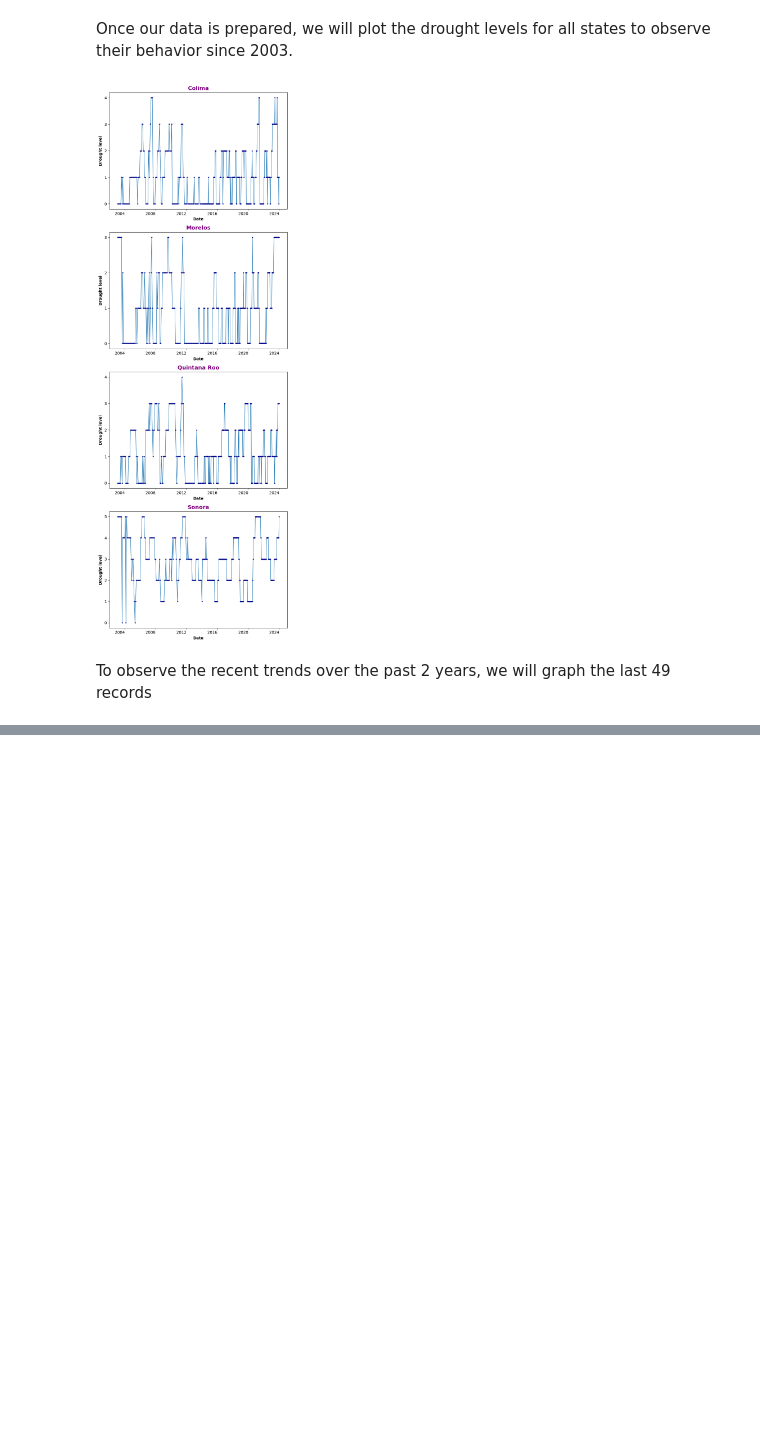
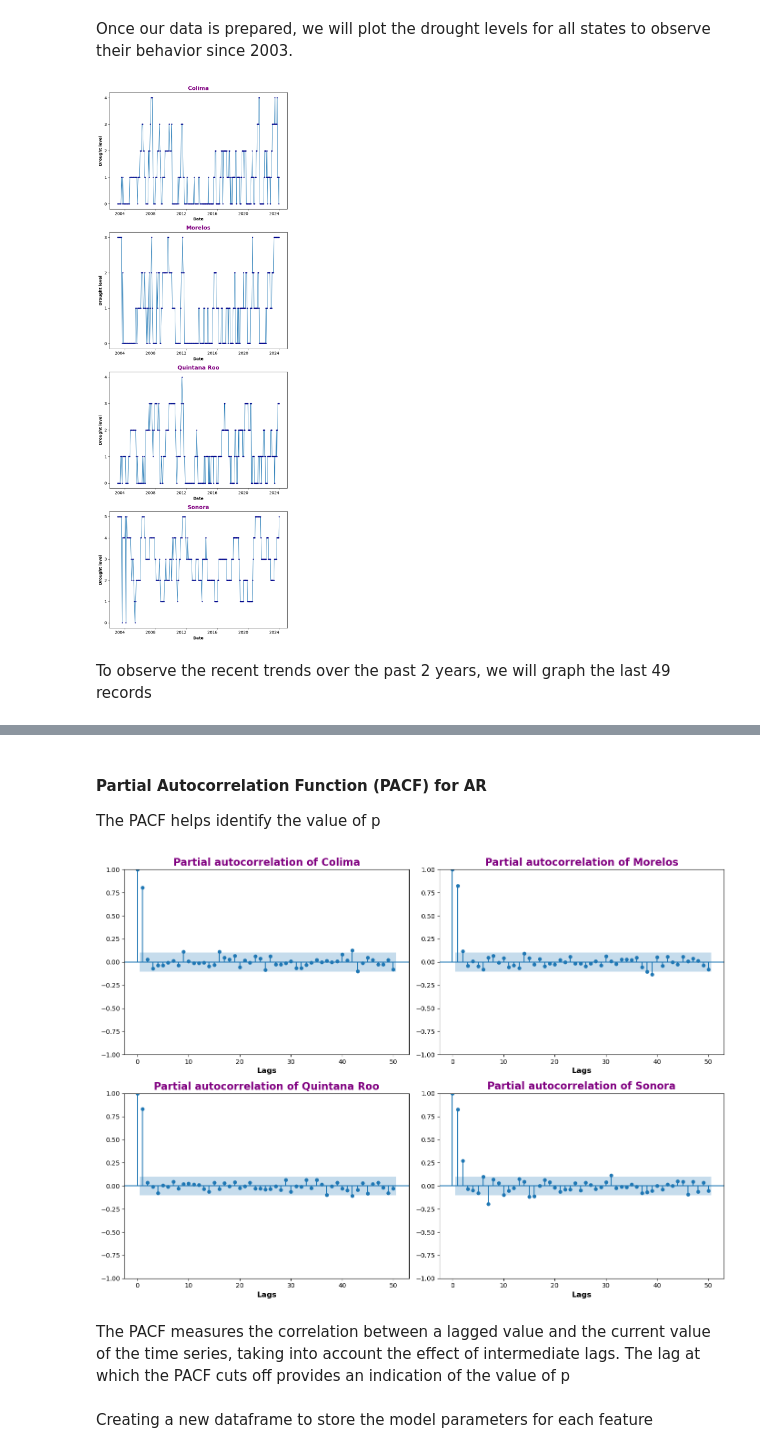
Before and after one commit to CCT-Dublin/capstone-project-feb-2024-ft-Denisse14GT, a Jupyter notebook: Ca3.ipynb, the cells around one changed output, grey strips where cells are left out. Saved outputs shown, nothing was run; the diff lists cells and outputs as text; code cells hidden in the pictures; blank space fills up the shorter version.

```diff
--- a/Ca3.ipynb
+++ b/Ca3.ipynb
@@ -262,0 +423,19 @@ orig_df = df_new2.copy()
+# %% [markdown]
+#### Partial Autocorrelation Function (PACF) for AR
+The PACF helps identify the value of p
+# %%
+#fig, axes = plt.subplots(nrows=num_cols, ncols=1, figsize=(7, 5*num_cols))
+fig, axes = plt.subplots(nrows=2, ncols=2, figsize=(14, 10))
+axes = axes.flatten()
+
+for i, col in enumerate(df_new2.columns):
+    plot_pacf(df_new2[col], ax=axes[i],lags=50)
+    axes[i].set_title(f'Partial autocorrelation of {col}',fontdict={'fontsize': 16, 'fontweight': 'bold', 'color': 'purple'})
+    axes[i].set_xlabel('Lags',fontweight='bold',fontsize=12)
+
+plt.tight_layout()
+plt.show()
+# %% [output]
+[figure, added]
+# %% [markdown]
+The PACF measures the correlation between a lagged value and the current value of the time series, taking into account the effect of intermediate lags. The lag at which the PACF cuts off provides an indication of the value of p
@@ -262,0 +451,2 @@ orig_df = df_new2.copy()
+# %% [markdown]
+Creating a new dataframe to store the model parameters for each feature
```
Also changed, not shown: parts of 43 cells of this notebook.
